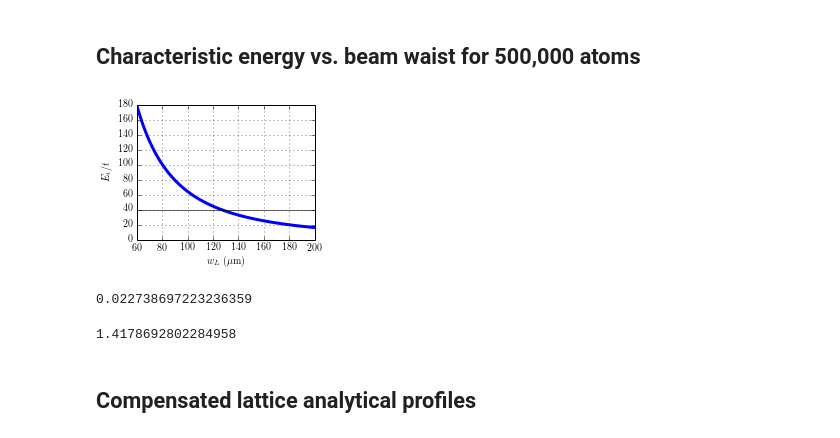
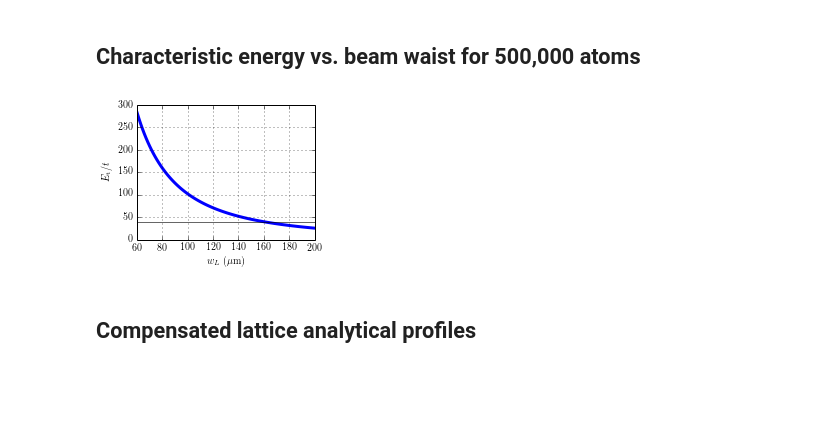
Before and after one commit to PedroMDuarte/lattice_3D_ipynb, a Jupyter notebook: GeneralAspects.ipynb, the cells around one changed output. Saved outputs shown, nothing was run; the diff lists cells and outputs as text; code cells hidden in the pictures; blank space fills up the shorter version.

```diff
--- a/GeneralAspects.ipynb
+++ b/GeneralAspects.ipynb
@@ -177,43 +178,35 @@ fig.savefig('GeneralAspects_figures/lattice_tunneling.png', dpi=300)
 # %%
 from matplotlib import rc
 rc('font',**{'family':'serif'})
 rc('text', usetex=True)
 
 fig = plt.figure(figsize=(3.2,2.6))
 gs = matplotlib.gridspec.GridSpec( 1,1, \
         wspace=0.25, left=0.18, right=0.95, bottom=0.18, top=0.9)
 ax = fig.add_subplot( gs[0,0])
 
 def alpha( s0, wL):
     return ( 4*s0 - 2*np.sqrt(s0) ) / ( (wL/(1.064/2.))**2.)
 
 def t( s0 ):
     return 4./np.sqrt(np.pi) * ( s0**(3./4.)) * np.exp( -2.*np.sqrt( s0) )
 
 def Et( s0, wL, Natoms):
-    return alpha(s0,wL) * (  3.*Natoms / (8.*np.pi) )**(2./3.)  / t(s0 )
+    return alpha(s0,wL) * (  3.*Natoms / (4.*np.pi) )**(2./3.)  / t(s0 )
 
 
 wLs = np.linspace( 60., 200., 100 )
 #plt.plot( wLs,  alpha( 10., wLs) )
 ax.plot( wLs, Et( 10., wLs, 500000 ), lw=3)
 
 ax.set_xlabel('$w_{L}\ (\mu\mathrm{m})$')
 ax.set_ylabel('$E_{\mathrm{t}} / t $')
 ax.grid()
 ax.axhline( 40., color='black', alpha=0.6)
 
 fig.savefig('GeneralAspects_figures/Et-waist.png', dpi=190)
 # %% [output]
-[figure, old version]
+[figure, new version]
-# %%
-t(10.)
-# %% [output]
-0.022738697223236359
-# %%
-t(7)*29
-# %% [output]
-1.4178692802284958
 # %% [markdown]
 ## Compensated lattice analytical profiles
 # %%
```
Also changed, not shown: parts of 9 cells of this notebook, 43 other files.
